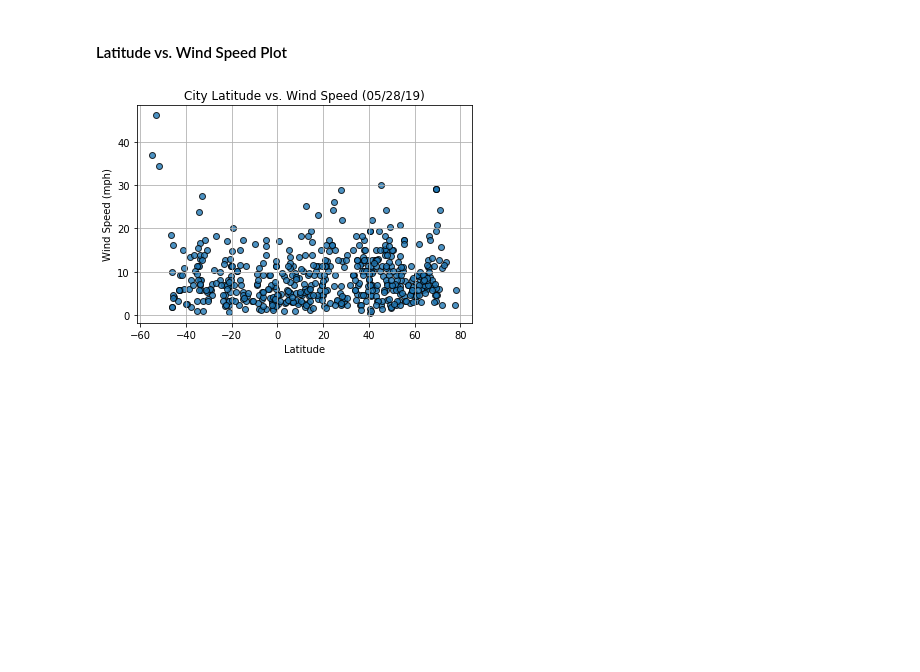
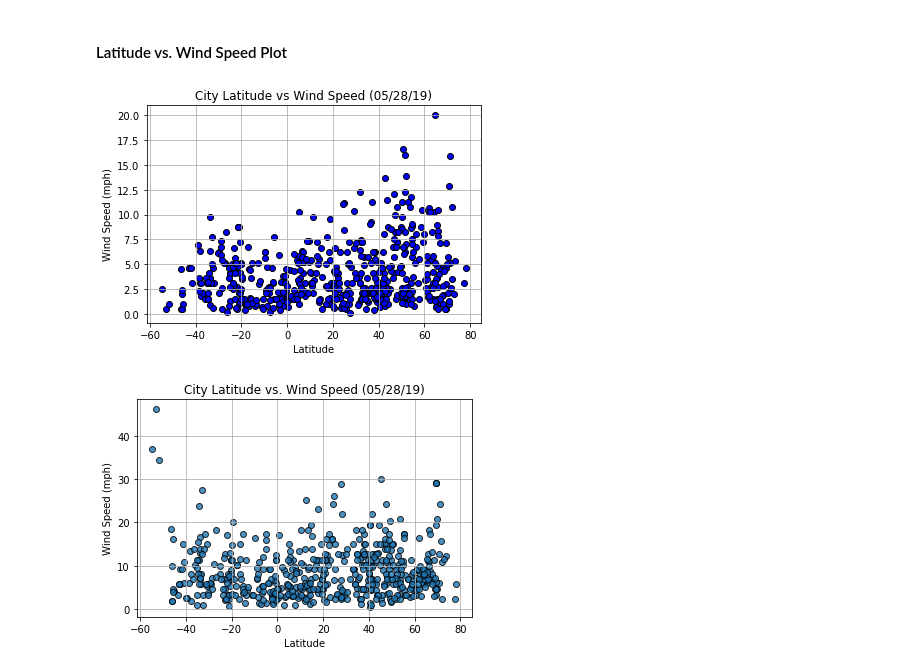
Before and after one commit to bford05/python-api-challenge, a Jupyter notebook: WeatherPy/WeatherPy.ipynb, the cells around one changed output. Drawn from its saved outputs; the diff is of its cells as text; code cells hidden in the pictures; blank space fills up the shorter version.

```diff
--- a/WeatherPy/WeatherPy.ipynb
+++ b/WeatherPy/WeatherPy.ipynb
@@ -210,6 +229,16 @@ plt.show()
 [figure]
 # %% [markdown]
 #### Latitude vs. Wind Speed Plot
+# %%
+plt.scatter(lat, wind, marker = 'o', color='blue', edgecolors = 'black')
+plt.title("City Latitude vs Wind Speed (05/28/19)")
+plt.xlabel("Latitude")
+plt.ylabel("Wind Speed (mph)")
+#plt.ylim(300)
+plt.grid()
+plt.show()
+# %% [output]
+[figure, added]
 # %%
 # %% [output]
 [figure]
```
Also changed, not shown: parts of 13 cells of this notebook.
